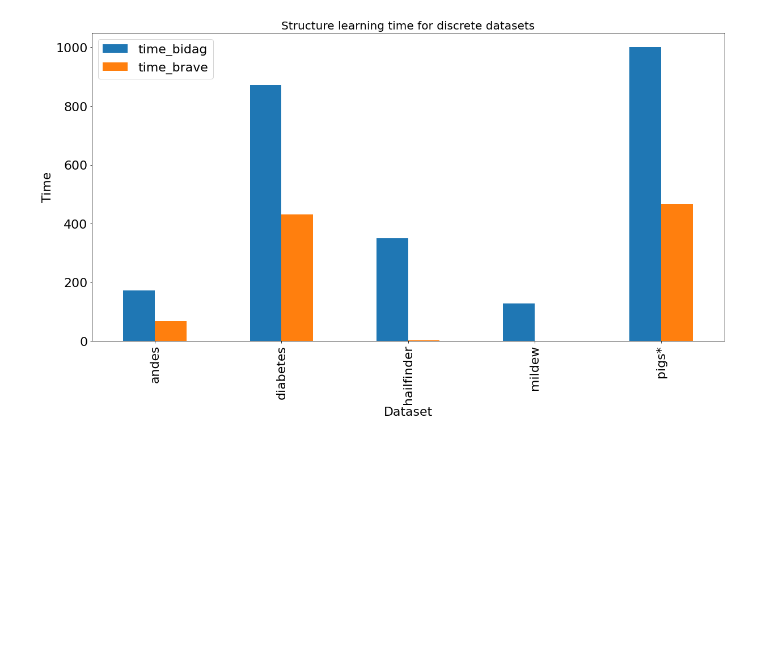
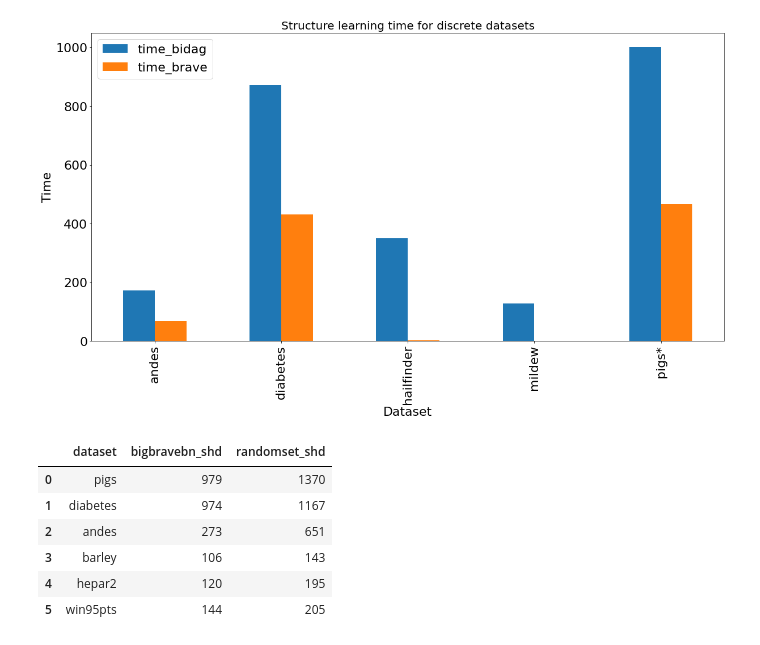
Before and after one commit to jrzkaminski/BAMT-old, a Jupyter notebook: temp_nb.ipynb, the cells around one changed output. Saved outputs shown, nothing was run; the diff lists cells and outputs as text; code cells hidden in the pictures; blank space fills up the shorter version.

```diff
--- a/temp_nb.ipynb
+++ b/temp_nb.ipynb
@@ -61,3 +60,14 @@ plt.title('Structure learning time for discrete datasets', fontdict={'fontsize':
 plt.show()
 # %% [output]
 [figure]
+# %%
+df_bnrand = pd.read_csv("BigBraveBNvRandom.csv")
+df_bnrand
+# %% [output]
+|  | dataset | bigbravebn_shd | randomset_shd |
+| 0 | pigs | 979 | 1370 |
+| 1 | diabetes | 974 | 1167 |
+| 2 | andes | 273 | 651 |
+| 3 | barley | 106 | 143 |
+| 4 | hepar2 | 120 | 195 |
+| 5 | win95pts | 144 | 205 |
```
Also changed, not shown: parts of 2 cells of this notebook, 2 other files.
